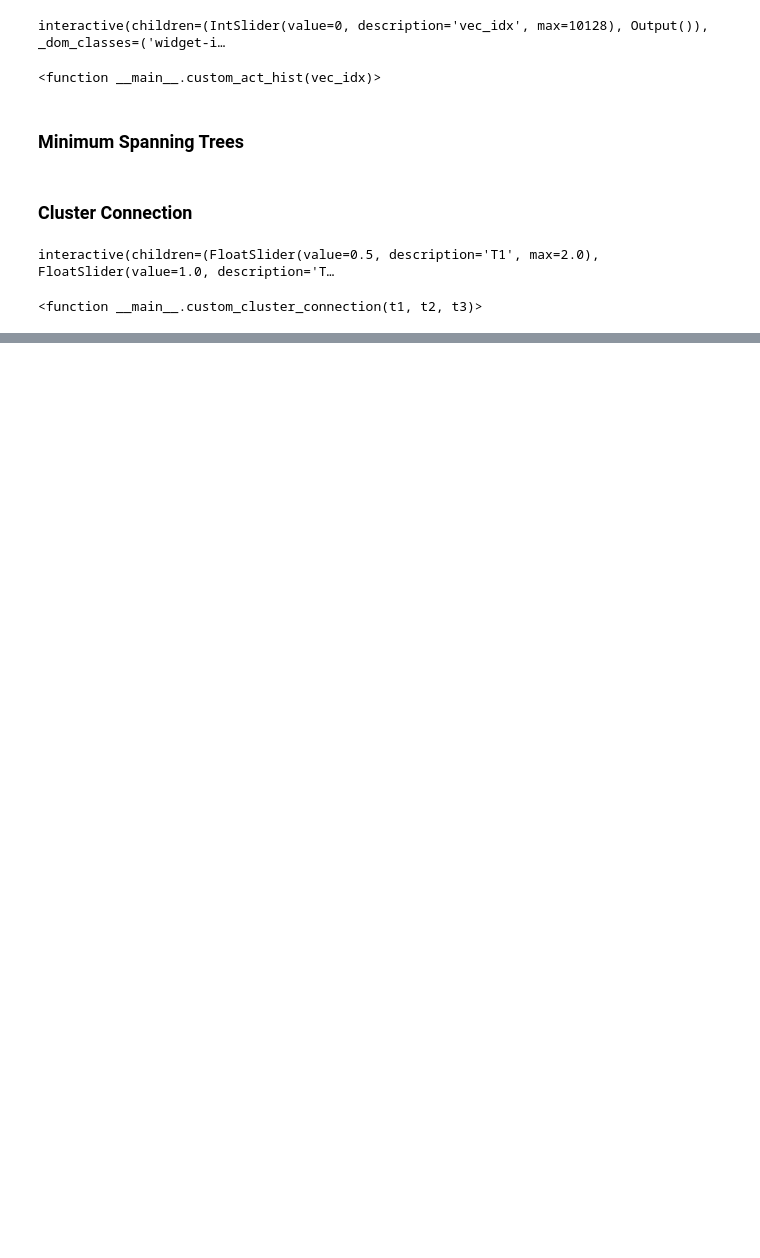
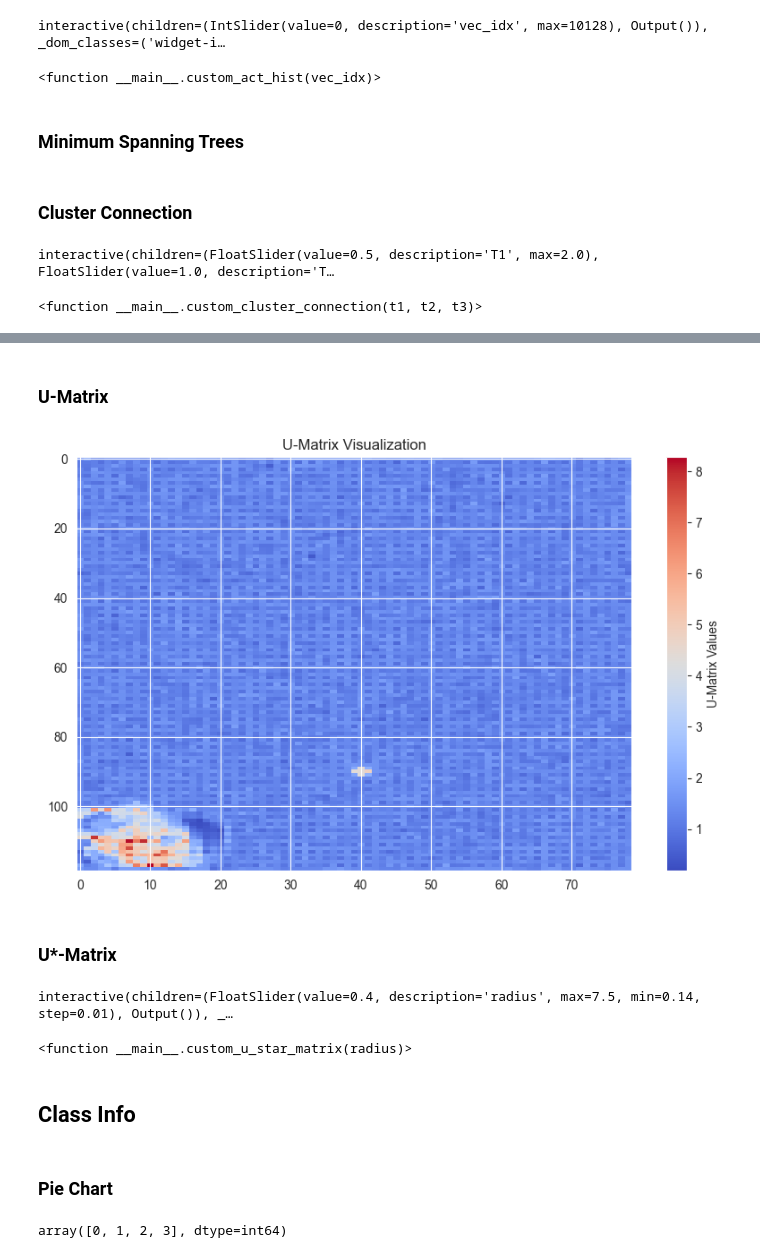
Before and after one commit to landgrafb98/SOM_22_Coding_Topic_G_Demo_DataCombo-3, a Jupyter notebook: Room_Occupancy_60_40.ipynb, the cells around one changed output, grey strips where cells are left out. Drawn from its saved outputs; the diff is of its cells as text; code cells hidden in the pictures; blank space fills up the shorter version.

```diff
--- a/Room_Occupancy_60_40.ipynb
+++ b/Room_Occupancy_60_40.ipynb
@@ -474,0 +509,14 @@ interactive(children=(FloatSlider(value=0.5, description='T1', max=2.0), FloatSl
+# %% [markdown]
+### U-Matrix
+# %%
+umatrix = som_vis._visualizations[2]
+umatrix_data = umatrix.calculate_UMatrix(weights, m, n, som_vis._dim)
+plt.figure(figsize=(10, 6))
+plt.imshow(umatrix_data, cmap='coolwarm', aspect='auto')
+plt.colorbar(label='U-Matrix Values')
+plt.title('U-Matrix Visualization')
+plt.show()
+# %% [output]
+[figure, added]
+# %% [markdown]
+### U*-Matrix
@@ -474,0 +570,9 @@ interactive(children=(FloatSlider(value=0.5, description='T1', max=2.0), FloatSl
+# %%
+interact(custom_u_star_matrix, radius=FloatSlider(min=0.14, max=7.5, step=0.01, value=0.4, description="radius"))
+# %% [output]
+interactive(children=(FloatSlider(value=0.4, description='radius', max=7.5, min=0.14, step=0.01), Output()), _…
+<function __main__.custom_u_star_matrix(radius)>
+# %% [markdown]
+## Class Info
+# %% [markdown]
+### Pie Chart
@@ -474,0 +633,4 @@ interactive(children=(FloatSlider(value=0.5, description='T1', max=2.0), FloatSl
+# %%
+np.unique(target)
+# %% [output]
+array([0, 1, 2, 3], dtype=int64)
```
Also changed, not shown: parts of 8 cells of this notebook.
